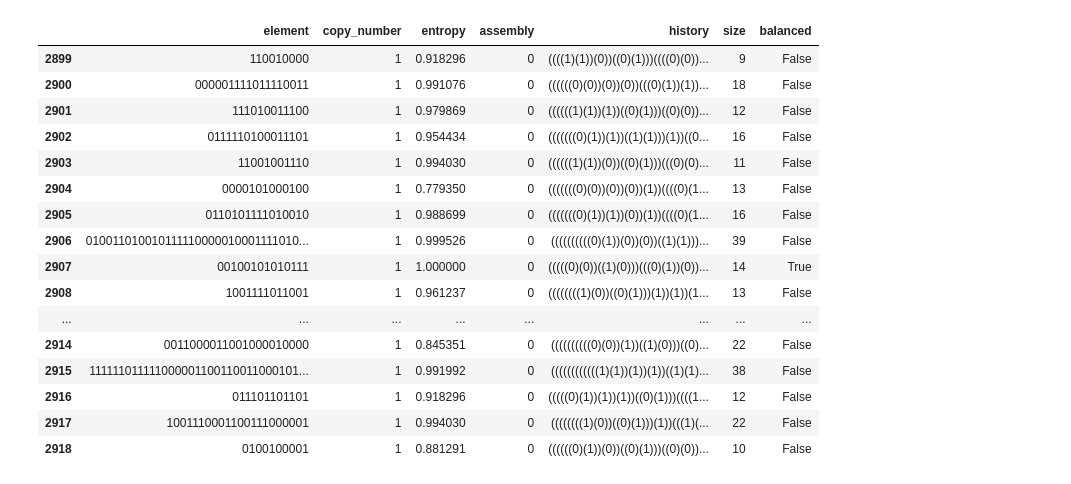
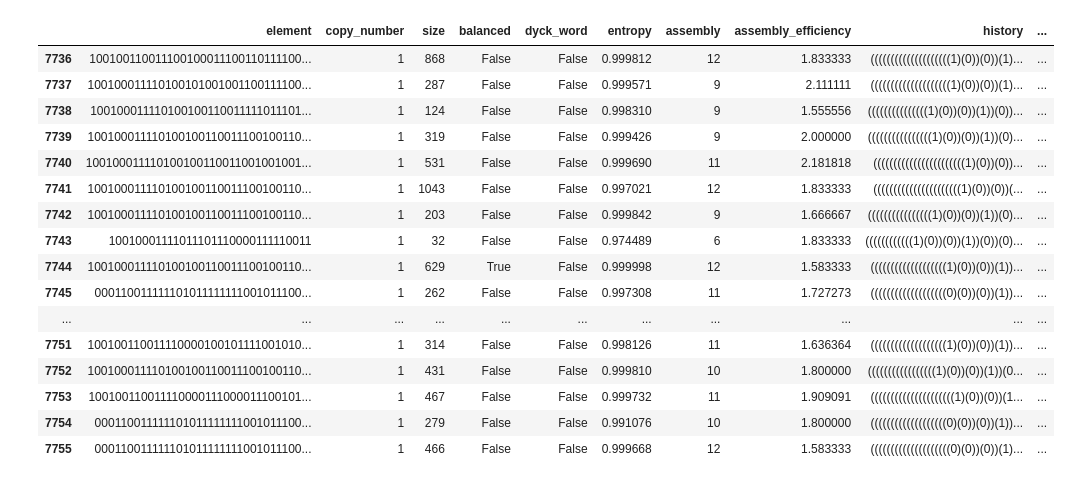
Before and after one commit to jiug/tfm, a Jupyter notebook: code/notebook.ipynb, the cells around one changed output. Saved outputs shown, nothing was run; the diff lists cells and outputs as text; code cells hidden in the pictures.

```diff
--- a/code/notebook.ipynb
+++ b/code/notebook.ipynb
@@ -6,29 +6,27 @@ import seaborn as sns
 import matplotlib.pyplot as plt
 import pandas as pd
 # %%
-a = ap.AssemblyPool(1000,1000)
-for i in range(10000):
-    a.combine()
+a = ap.AssemblyPool(25,25)
+evolution = a.evolve(8000)
 # %%
 a.pool['size'] = a.pool.element.str.len()
-a.pool['balanced'] = a.pool.element.str.count("0") == a.pool.element.str.count("1")
-
+a.pool['balanced'] = np.abs(a.pool.element.str.count("0") - a.pool.element.str.count("1"))<= 1
 a.pool.tail(20)
 # %% [output]
-|  | element | copy_number | entropy | assembly | history | size | balanced |
-| 2899 | 110010000 | 1 | 0.918296 | 0 | ((((1)(1))(0))((0)(1)))((((0)(0))... | 9 | False |
-| 2900 | 000001111011110011 | 1 | 0.991076 | 0 | ((((((0)(0))(0))(0))(((0)(1))(1))... | 18 | False |
-| 2901 | 111010011100 | 1 | 0.979869 | 0 | ((((((1)(1))(1))((0)(1)))((0)(0))... | 12 | False |
-| 2902 | 0111110100011101 | 1 | 0.954434 | 0 | (((((((0)(1))(1))((1)(1)))(1))((0... | 16 | False |
-| 2903 | 11001001110 | 1 | 0.994030 | 0 | ((((((1)(1))(0))((0)(1)))(((0)(0)... | 11 | False |
-| 2904 | 0000101000100 | 1 | 0.779350 | 0 | (((((((0)(0))(0))(0))(1))((((0)(1... | 13 | False |
-| 2905 | 0110101111010010 | 1 | 0.988699 | 0 | (((((((0)(1))(1))(0))(1))((((0)(1... | 16 | False |
-| 2906 | 010011010010111110000010001111010... | 1 | 0.999526 | 0 | ((((((((((0)(1))(0))(0))((1)(1)))... | 39 | False |
-| 2907 | 00100101010111 | 1 | 1.000000 | 0 | (((((0)(0))((1)(0)))(((0)(1))(0))... | 14 | True |
-| 2908 | 1001111011001 | 1 | 0.961237 | 0 | ((((((((1)(0))((0)(1)))(1))(1))(1... | 13 | False |
-| ... | ... | ... | ... | ... | ... | ... | ... |
-| 2914 | 0011000011001000010000 | 1 | 0.845351 | 0 | ((((((((((0)(0))(1))((1)(0)))((0)... | 22 | False |
-| 2915 | 111111011111000001100110011000101... | 1 | 0.991992 | 0 | ((((((((((((1)(1))(1))(1))((1)(1)... | 38 | False |
-| 2916 | 011101101101 | 1 | 0.918296 | 0 | (((((0)(1))(1))(1))((0)(1)))((((1... | 12 | False |
-| 2917 | 1001110001100111000001 | 1 | 0.994030 | 0 | ((((((((1)(0))((0)(1)))(1))(((1)(... | 22 | False |
-| 2918 | 0100100001 | 1 | 0.881291 | 0 | ((((((0)(1))(0))((0)(1)))((0)(0))... | 10 | False |
+|  | element | copy_number | size | balanced | dyck_word | entropy | assembly | assembly_efficiency | history | ... |
+| 7736 | 100100110011100100011100110111100... | 1 | 868 | False | False | 0.999812 | 12 | 1.833333 | ((((((((((((((((((((1)(0))(0))(1)... | ... |
+| 7737 | 100100011110100101001001100111100... | 1 | 287 | False | False | 0.999571 | 9 | 2.111111 | ((((((((((((((((((((1)(0))(0))(1)... | ... |
+| 7738 | 100100011110100100110011111011101... | 1 | 124 | False | False | 0.998310 | 9 | 1.555556 | (((((((((((((((1)(0))(0))(1))(0))... | ... |
+| 7739 | 100100011110100100110011100100110... | 1 | 319 | False | False | 0.999426 | 9 | 2.000000 | ((((((((((((((((1)(0))(0))(1))(0)... | ... |
+| 7740 | 100100011110100100110011001001001... | 1 | 531 | False | False | 0.999690 | 11 | 2.181818 | (((((((((((((((((((((((1)(0))(0))... | ... |
+| 7741 | 100100011110100100110011100100110... | 1 | 1043 | False | False | 0.997021 | 12 | 1.833333 | ((((((((((((((((((((((1)(0))(0))(... | ... |
+| 7742 | 100100011110100100110011100100110... | 1 | 203 | False | False | 0.999842 | 9 | 1.666667 | ((((((((((((((((1)(0))(0))(1))(0)... | ... |
+| 7743 | 10010001111011101110000111110011 | 1 | 32 | False | False | 0.974489 | 6 | 1.833333 | ((((((((((((1)(0))(0))(1))(0))(0)... | ... |
+| 7744 | 100100011110100100110011100100110... | 1 | 629 | True | False | 0.999998 | 12 | 1.583333 | (((((((((((((((((((1)(0))(0))(1))... | ... |
+| 7745 | 000110011111101011111111001011100... | 1 | 262 | False | False | 0.997308 | 11 | 1.727273 | (((((((((((((((((((0)(0))(0))(1))... | ... |
+| ... | ... | ... | ... | ... | ... | ... | ... | ... | ... | ... |
+| 7751 | 100100110011110000100101111001010... | 1 | 314 | False | False | 0.998126 | 11 | 1.636364 | (((((((((((((((((((1)(0))(0))(1))... | ... |
+| 7752 | 100100011110100100110011100100110... | 1 | 431 | False | False | 0.999810 | 10 | 1.800000 | (((((((((((((((((1)(0))(0))(1))(0... | ... |
+| 7753 | 100100110011110000111000011100101... | 1 | 467 | False | False | 0.999732 | 11 | 1.909091 | (((((((((((((((((((((1)(0))(0))(1... | ... |
+| 7754 | 000110011111101011111111001011100... | 1 | 279 | False | False | 0.991076 | 10 | 1.800000 | (((((((((((((((((((0)(0))(0))(1))... | ... |
+| 7755 | 000110011111101011111111001011100... | 1 | 466 | False | False | 0.999668 | 12 | 1.583333 | ((((((((((((((((((((0)(0))(0))(1)... | ... |
```
Also changed, not shown: parts of 5 cells of this notebook, 2 other files.
